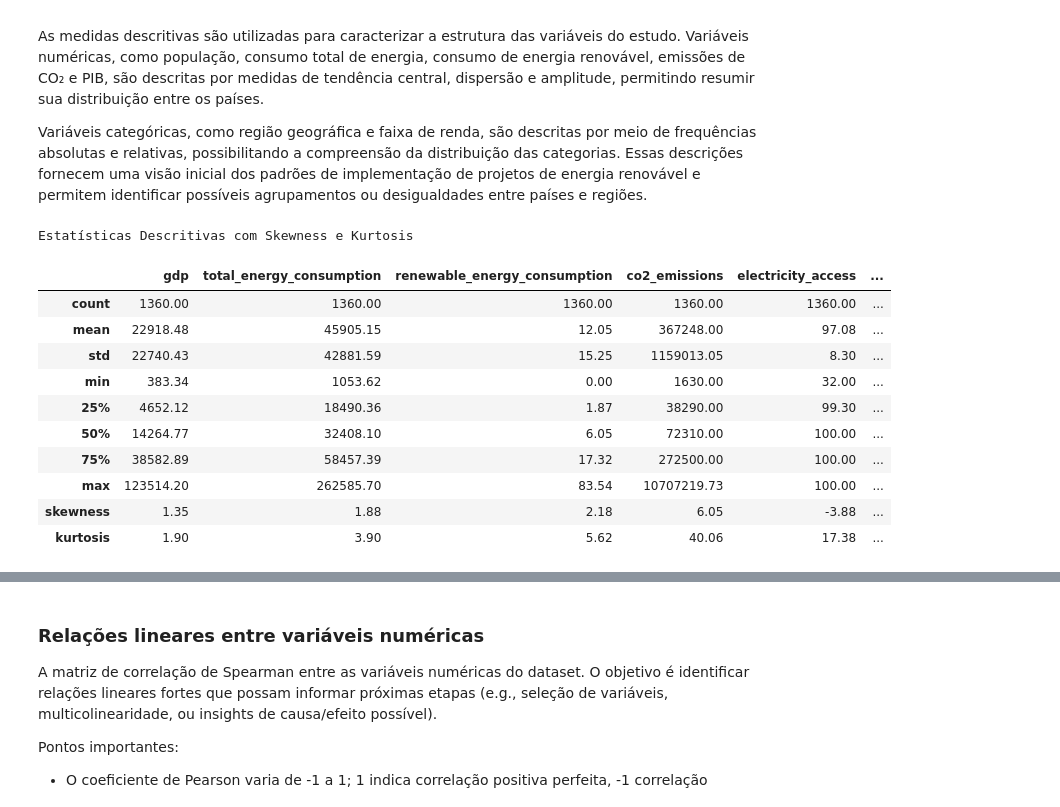
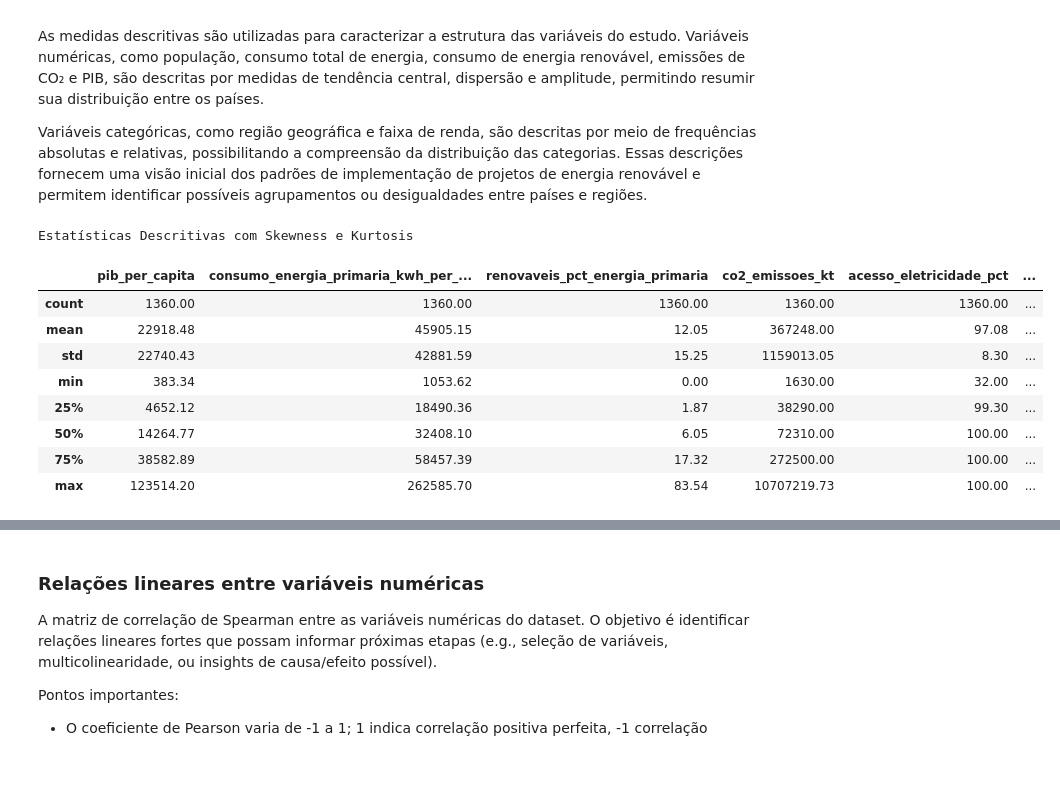
Before and after one commit to Fabiano01EST/generalized-linear-models-python, a Jupyter notebook: GLM.ipynb, the cells around one changed output, grey strips where cells are left out. Cells and saved outputs as stored; diff of their text form; code cells hidden in the pictures; blank space fills up the shorter version.

```diff
--- a/GLM.ipynb
+++ b/GLM.ipynb
@@ -153,32 +125,27 @@ Variáveis categóricas, como região geográfica e faixa de renda, são descrit
 # %%
 import pandas as pd
 
 # Seleção de variáveis numéricas corretas
-num_vars = ["gdp",
-            "total_energy_consumption",
-            "renewable_energy_consumption",
-            "co2_emissions",
-            "electricity_access",
-            "energy_intensity",
-            "renewable_projects_count"]
-
-# Garantir que não haja NaN na variável resposta
-df_energy_filtrado[num_vars] = df_energy_filtrado[num_vars].fillna(0)
+num_vars = [
+    "regiao",
+    "pib_per_capita",
+    "consumo_energia_primaria_kwh_per_capita",
+    "renovaveis_pct_energia_primaria",
+    "co2_emissoes_kt",
+    "acesso_eletricidade_pct",
+    "intensidade_energia_mj_por_pib_ppp",
+    "capacidade_eletrica_renovavel_per_capita"]
 
 # Estatísticas descritivas básicas
 tabela_descritiva = df_energy_filtrado[num_vars].describe().round(2)
-
-# Calculando skewness e kurtosis
-tabela_descritiva.loc['skewness'] = df_energy_filtrado[num_vars].skew().round(2)
-tabela_descritiva.loc['kurtosis'] = df_energy_filtrado[num_vars].kurtosis().round(2)
 
 # Aplicando estilo
 tabela_descritiva.style.format("{:.2f}") \
                        .set_caption("Estatísticas Descritivas com Skewness e Kurtosis")
                        #.background_gradient(_
 # %% [output]
 Estatísticas Descritivas com Skewness e Kurtosis
-|  | gdp | total_energy_consumption | renewable_energy_consumption | co2_emissions | electricity_access | ... |
+|  | pib_per_capita | consumo_energia_primaria_kwh_per_... | renovaveis_pct_energia_primaria | co2_emissoes_kt | acesso_eletricidade_pct | ... |
 | count | 1360.00 | 1360.00 | 1360.00 | 1360.00 | 1360.00 | ... |
 | mean | 22918.48 | 45905.15 | 12.05 | 367248.00 | 97.08 | ... |
 | std | 22740.43 | 42881.59 | 15.25 | 1159013.05 | 8.30 | ... |
@@ -187,8 +154,6 @@ Estatísticas Descritivas com Skewness e Kurtosis
 | 50% | 14264.77 | 32408.10 | 6.05 | 72310.00 | 100.00 | ... |
 | 75% | 38582.89 | 58457.39 | 17.32 | 272500.00 | 100.00 | ... |
 | max | 123514.20 | 262585.70 | 83.54 | 10707219.73 | 100.00 | ... |
-| skewness | 1.35 | 1.88 | 2.18 | 6.05 | -3.88 | ... |
-| kurtosis | 1.90 | 3.90 | 5.62 | 40.06 | 17.38 | ... |
 # %% [markdown]
 ### Entendo a distribuição dos dados via
 
```
Also changed, not shown: parts of 11 cells of this notebook.
